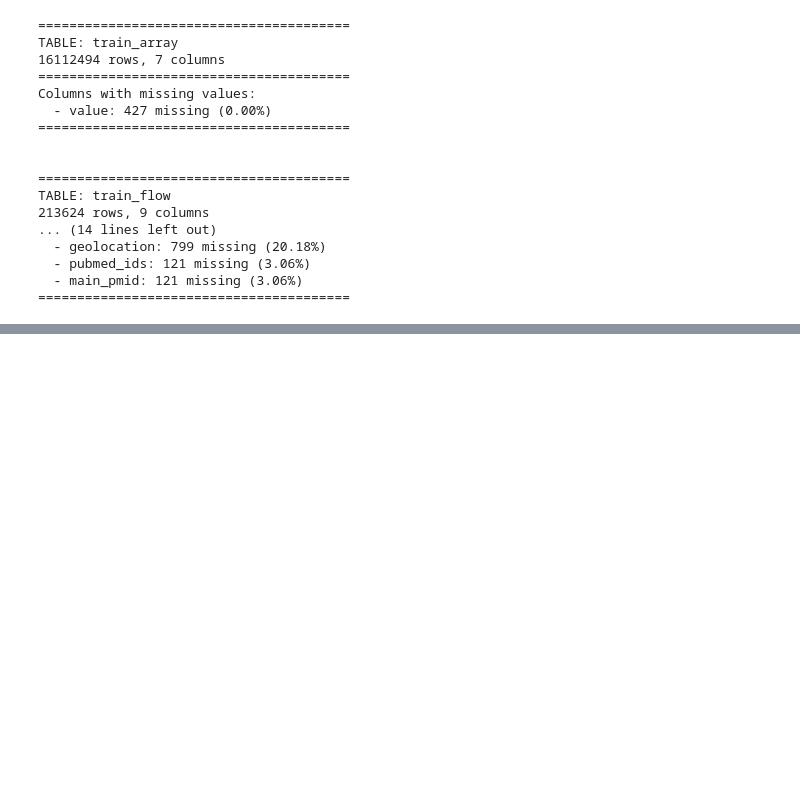
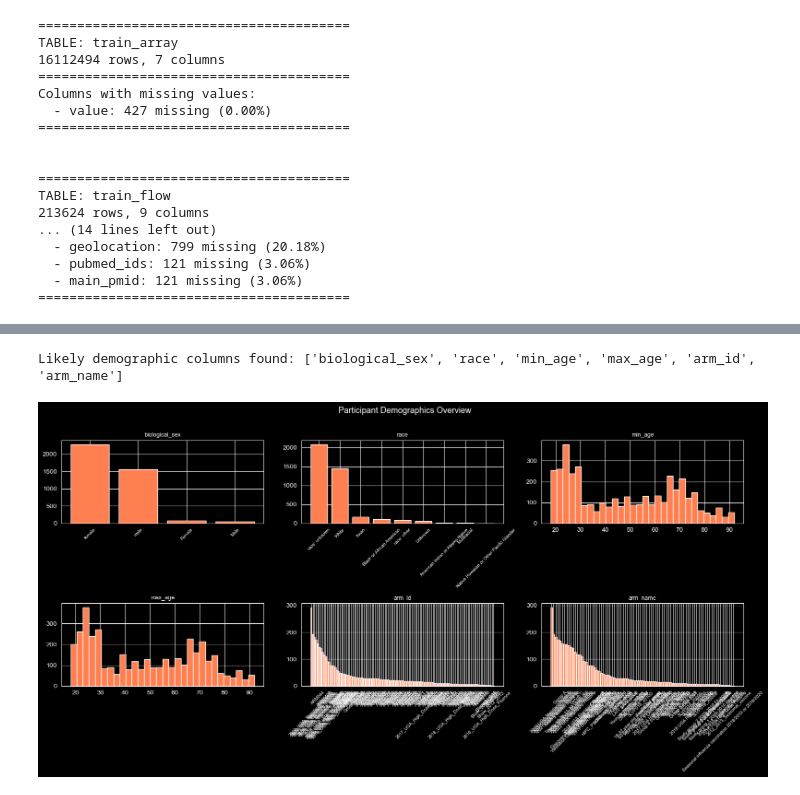
Before and after one commit to DirtyChay/cmi-flu-prediction-challenge, a Jupyter notebook: EDA.ipynb, the cells around one changed output, grey strips where cells are left out. Cells and saved outputs as stored; diff of their text form; code cells hidden in the pictures; blank space fills up the shorter version.

```diff
--- a/EDA.ipynb
+++ b/EDA.ipynb
@@ -175,0 +272,43 @@ min_age  3960.0  47.443182  21.420749  18.0  26.0  46.0  67.0  92.0
+# %%
+# ============================================================
+# SECTION 7: Participant-Level Summary (train_participants focus)
+# ============================================================
+# Since participants is the "master table", let's get a clearer
+# picture of the cohort — age, sex, study, timepoints, etc.
+
+df_p = train_participants.copy()
+
+# Identify likely demographic columns by common naming patterns
+demo_candidates = [c for c in df_p.columns if any(
+    kw in c.lower() for kw in ['age', 'sex', 'gender', 'study', 'arm', 'cohort', 'site', 'year', 'race', 'ethnicity']
+)]
+
+print("Likely demographic columns found:", demo_candidates)
+
+if demo_candidates:
+    n_cols = min(3, len(demo_candidates))
+    n_rows = -(-len(demo_candidates) // n_cols)
+    fig, axes = plt.subplots(n_rows, n_cols, figsize=(16, n_rows * 4))
+    axes = axes.flatten()
+
+    for i, col in enumerate(demo_candidates):
+        if df_p[col].dtype == 'object' or df_p[col].nunique() < 20:
+            # Categorical or low-cardinality: bar chart
+            vc = df_p[col].value_counts(dropna=False)
+            axes[i].bar(vc.index.astype(str), vc.values, color='coral', edgecolor='white')
+            axes[i].set_title(col, fontsize=9)
+            axes[i].tick_params(axis='x', rotation=45, labelsize=7)
+        else:
+            # Continuous: histogram
+            axes[i].hist(df_p[col].dropna(), bins=30, color='coral', edgecolor='white')
+            axes[i].set_title(col, fontsize=9)
+
+    for j in range(i + 1, len(axes)):
+        axes[j].set_visible(False)
+
+    fig.suptitle("Participant Demographics Overview", fontsize=13, y=1.01)
+    plt.tight_layout()
+    plt.show()
+# %% [output]
+Likely demographic columns found: ['biological_sex', 'race', 'min_age', 'max_age', 'arm_id', 'arm_name']
+[figure, added]
```
Also changed, not shown: parts of 16 cells of this notebook, 3 other files.
